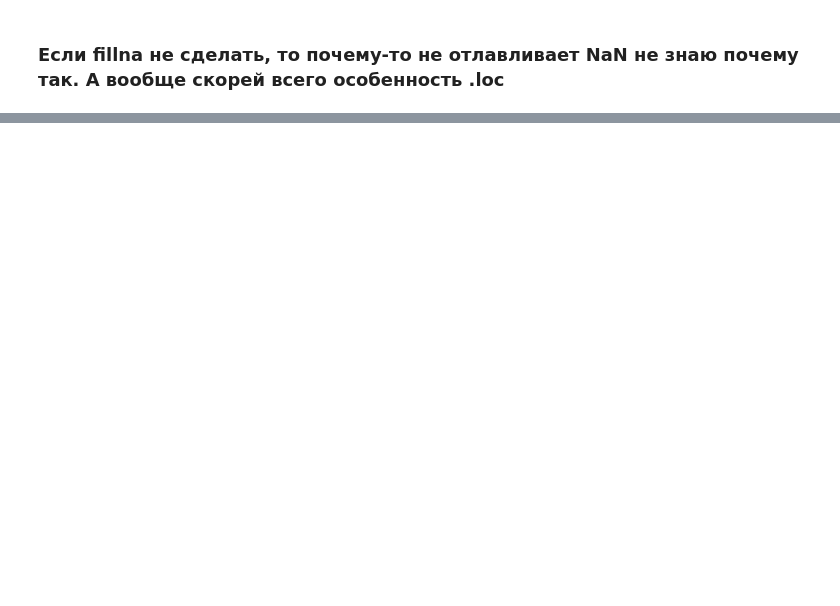
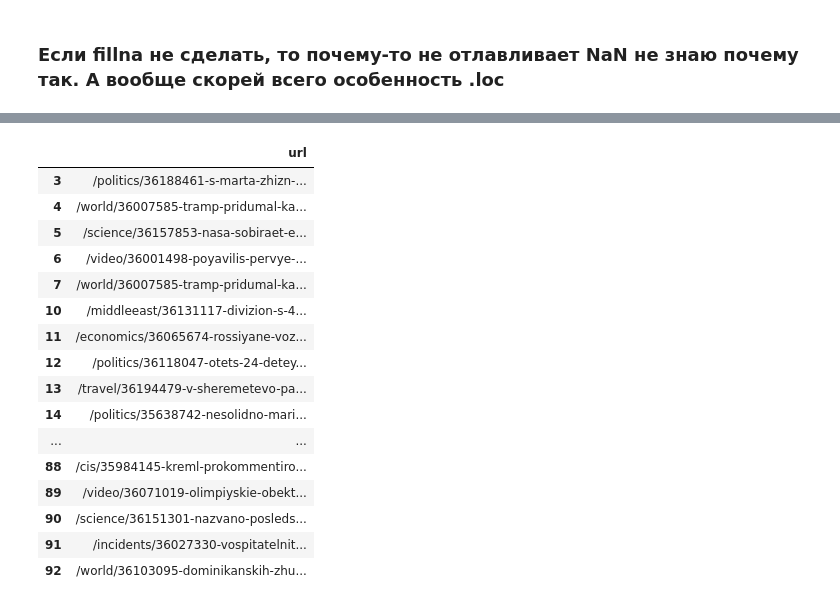
Before and after one commit to sadl1b/neto_hmrks, a Jupyter notebook: pnds/homework_3_joins/Klimov-pnds-3-joinsandetc.ipynb, the cells around one changed output, grey strips where cells are left out. Drawn from its saved outputs; the diff is of its cells as text; code cells hidden in the pictures; blank space fills up the shorter version.

```diff
--- a/pnds/homework_3_joins/Klimov-pnds-3-joinsandetc.ipynb
+++ b/pnds/homework_3_joins/Klimov-pnds-3-joinsandetc.ipynb
@@ -61,3 +61,6 @@ logs_df.head(100)
 | 99 | 1549981324 | 4b298058e1 | https://host.ru/b8b58337d272ee7b15 | Belarus | 4d4a578a01 | direct | direct |
 # %%
 ### Задание 2
+# %%
+urls_df = pd.read_csv('materials/URLs.txt')
+urls_df.head(10)
@@ -63,0 +79,22 @@ logs_df.head(100)
+# %%
+pattern = r'/\d{8}-'
+u_filtered = urls_df[urls_df['url'].str.contains(pattern,regex=True)]
+u_filtered.head(100)
+# %% [output]
+|  | url |
+| 3 | /politics/36188461-s-marta-zhizn-... |
+| 4 | /world/36007585-tramp-pridumal-ka... |
+| 5 | /science/36157853-nasa-sobiraet-e... |
+| 6 | /video/36001498-poyavilis-pervye-... |
+| 7 | /world/36007585-tramp-pridumal-ka... |
+| 10 | /middleeast/36131117-divizion-s-4... |
+| 11 | /economics/36065674-rossiyane-voz... |
+| 12 | /politics/36118047-otets-24-detey... |
+| 13 | /travel/36194479-v-sheremetevo-pa... |
+| 14 | /politics/35638742-nesolidno-mari... |
+| ... | ... |
+| 88 | /cis/35984145-kreml-prokommentiro... |
+| 89 | /video/36071019-olimpiyskie-obekt... |
+| 90 | /science/36151301-nazvano-posleds... |
+| 91 | /incidents/36027330-vospitatelnit... |
+| 92 | /world/36103095-dominikanskih-zhu... |
```
Also changed, not shown: parts of 13 cells of this notebook, 1 other file.
